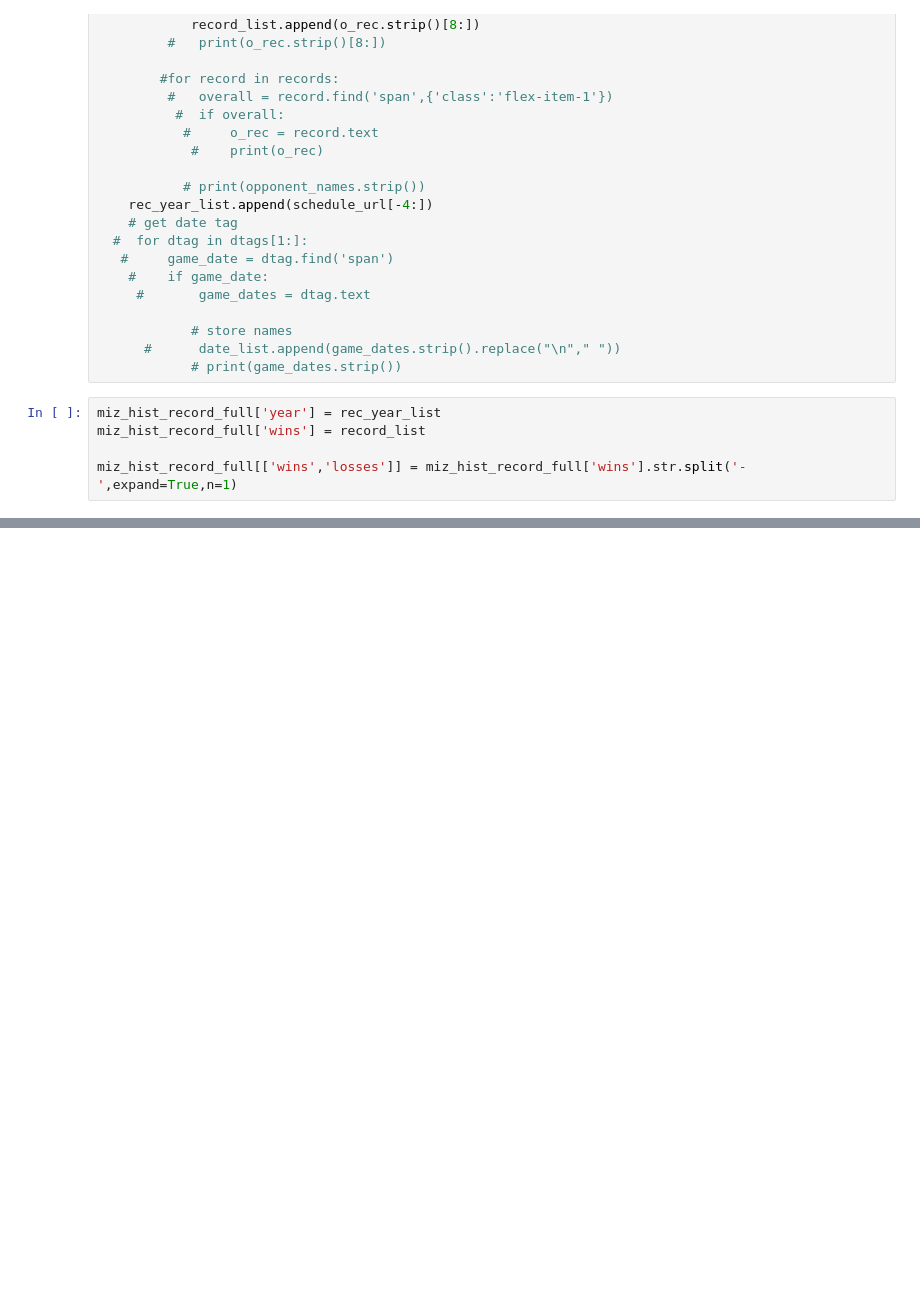
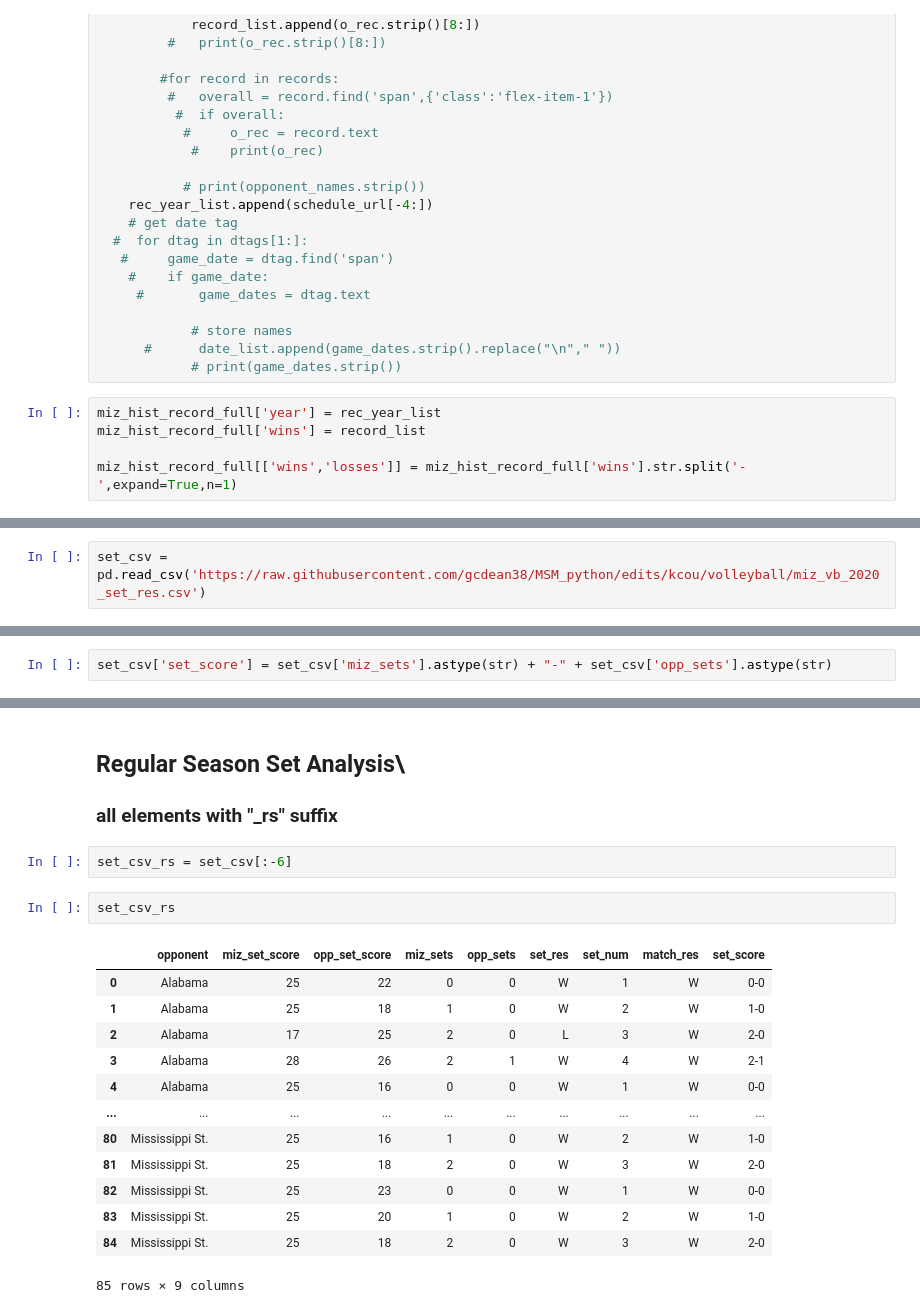
Before and after one commit to gcdean38/MSM_python, a Jupyter notebook: kcou/volleyball/w_volleyball.ipynb, the cells around one changed output, grey strips where cells are left out. Saved outputs shown, nothing was run; the diff lists cells and outputs as text; blank space fills up the shorter version.

Commit message:
volleyball

```diff
--- a/kcou/volleyball/w_volleyball.ipynb
+++ b/kcou/volleyball/w_volleyball.ipynb
@@ -474,0 +457,2 @@ opponent_list_so
+# %%
+set_csv = pd.read_csv('https://raw.githubusercontent.com/gcdean38/MSM_python/edits/kcou/volleyball/miz_vb_2020_set_res.csv')
@@ -474,0 +468,2 @@ opponent_list_so
+# %%
+set_csv['set_score'] = set_csv['miz_sets'].astype(str) + "-" + set_csv['opp_sets'].astype(str)
@@ -474,0 +499,21 @@ opponent_list_so
+# %% [markdown]
+## Regular Season Set Analysis\
+### all elements with "_rs" suffix
+# %%
+set_csv_rs = set_csv[:-6]
+# %%
+set_csv_rs
+# %% [output]
+|  | opponent | miz_set_score | opp_set_score | miz_sets | opp_sets | set_res | set_num | match_res | set_score |
+| 0 | Alabama | 25 | 22 | 0 | 0 | W | 1 | W | 0-0 |
+| 1 | Alabama | 25 | 18 | 1 | 0 | W | 2 | W | 1-0 |
+| 2 | Alabama | 17 | 25 | 2 | 0 | L | 3 | W | 2-0 |
+| 3 | Alabama | 28 | 26 | 2 | 1 | W | 4 | W | 2-1 |
+| 4 | Alabama | 25 | 16 | 0 | 0 | W | 1 | W | 0-0 |
+| ... | ... | ... | ... | ... | ... | ... | ... | ... | ... |
+| 80 | Mississippi St. | 25 | 16 | 1 | 0 | W | 2 | W | 1-0 |
+| 81 | Mississippi St. | 25 | 18 | 2 | 0 | W | 3 | W | 2-0 |
+| 82 | Mississippi St. | 25 | 23 | 0 | 0 | W | 1 | W | 0-0 |
+| 83 | Mississippi St. | 25 | 20 | 1 | 0 | W | 2 | W | 1-0 |
+| 84 | Mississippi St. | 25 | 18 | 2 | 0 | W | 3 | W | 2-0 |
+85 rows × 9 columns
```
Also changed, not shown: parts of 34 cells of this notebook, 1 other file.
